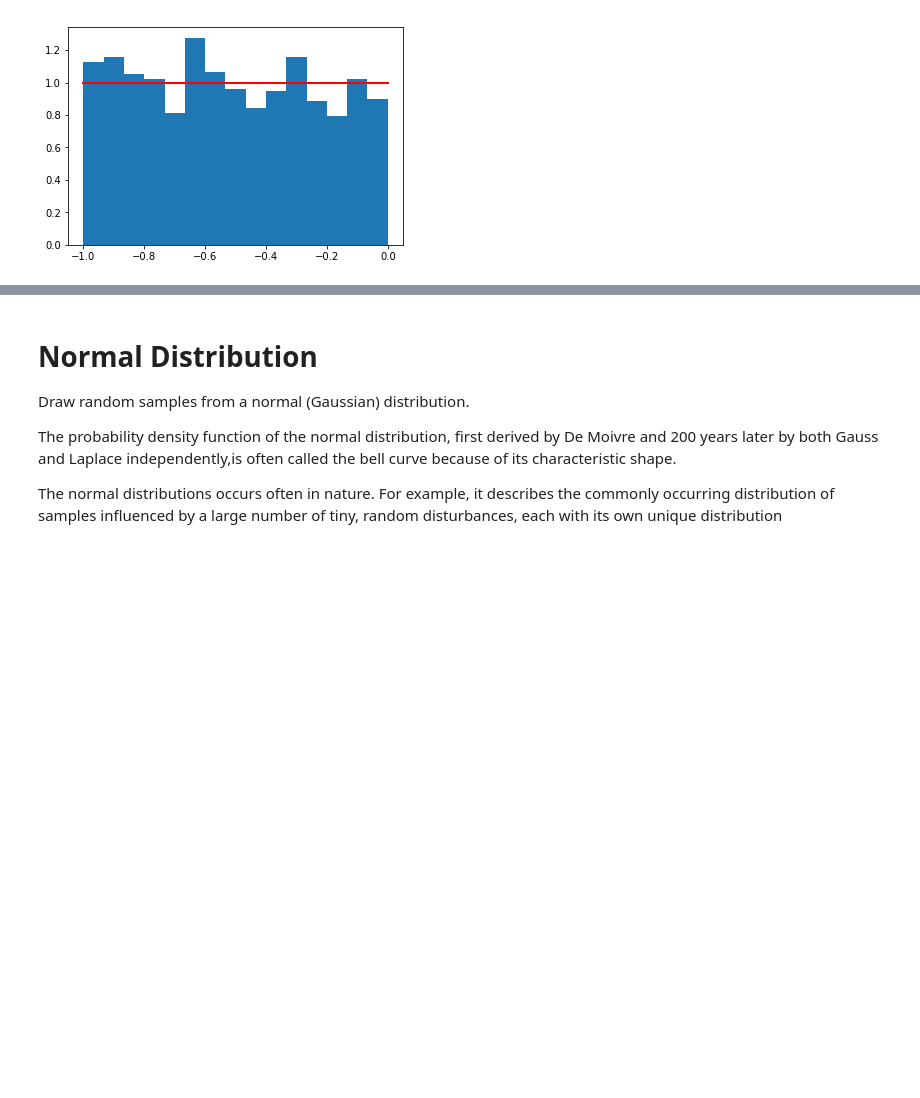
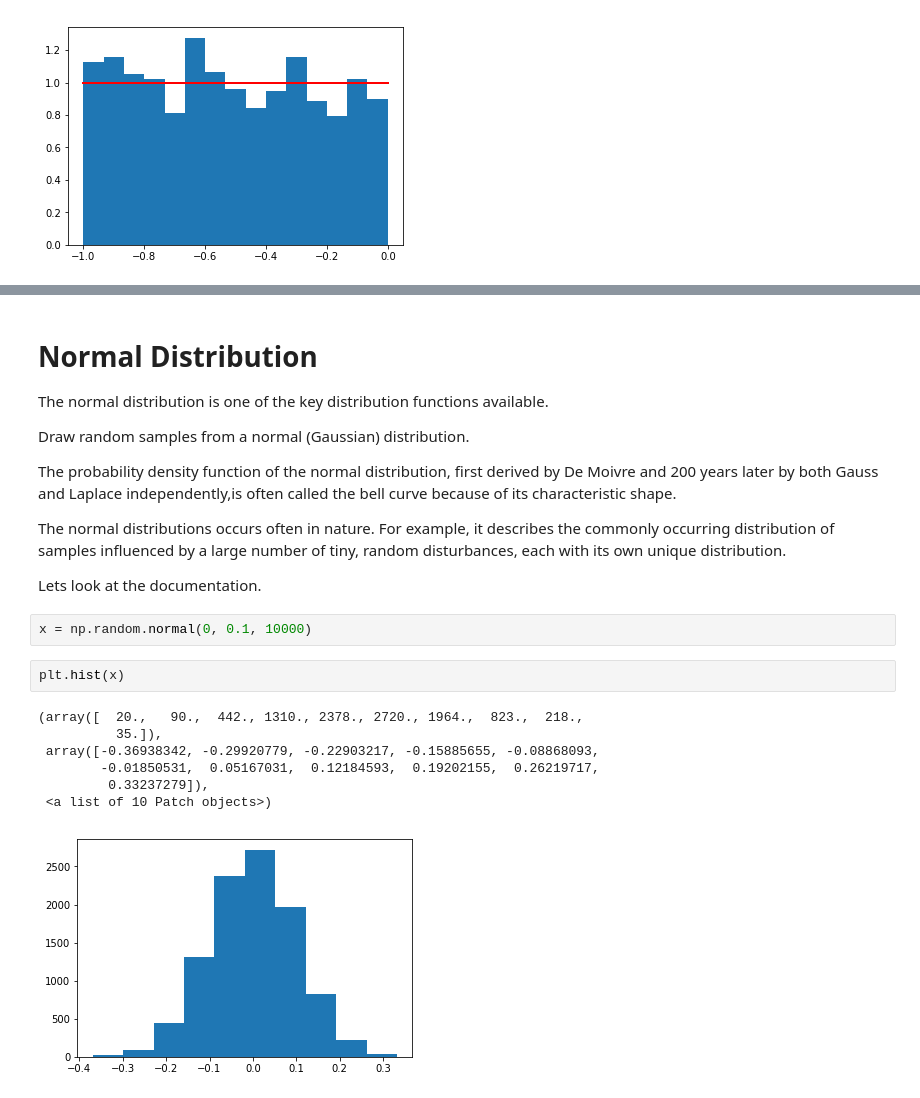
Before and after one commit to lindamonaghan/numpy-random, a Jupyter notebook: numpy-random.ipynb, the cells around one changed output, grey strips where cells are left out. Saved outputs shown, nothing was run; the diff lists cells and outputs as text; blank space fills up the shorter version.

Commit message:
Added more to the Distributions section

```diff
--- a/numpy-random.ipynb
+++ b/numpy-random.ipynb
@@ -325,8 +346,25 @@ plt.show()
 # %% [markdown]
 # Normal Distribution
+
+The normal distribution is one of the key distribution functions available.
+
 
 Draw random samples from a normal (Gaussian) distribution.
 
 The probability density function of the normal distribution, first derived by De Moivre and 200 years later by both Gauss and Laplace independently,is often called the bell curve because of its characteristic shape.
 
-The normal distributions occurs often in nature. For example, it describes the commonly occurring distribution of samples influenced by a large number of tiny, random disturbances, each with its own unique distribution
+The normal distributions occurs often in nature. For example, it describes the commonly occurring distribution of samples influenced by a large number of tiny, random disturbances, each with its own unique distribution.
+
+Lets look at the documentation.
+# %%
+x = np.random.normal(0, 0.1, 10000)
+# %%
+plt.hist(x)
+# %% [output]
+(array([  20.,   90.,  442., 1310., 2378., 2720., 1964.,  823.,  218.,
+          35.]),
+ array([-0.36938342, -0.29920779, -0.22903217, -0.15885655, -0.08868093,
+        -0.01850531,  0.05167031,  0.12184593,  0.19202155,  0.26219717,
+         0.33237279]),
+ <a list of 10 Patch objects>)
+[figure, added]
```
Also changed, not shown: parts of 12 cells of this notebook.
